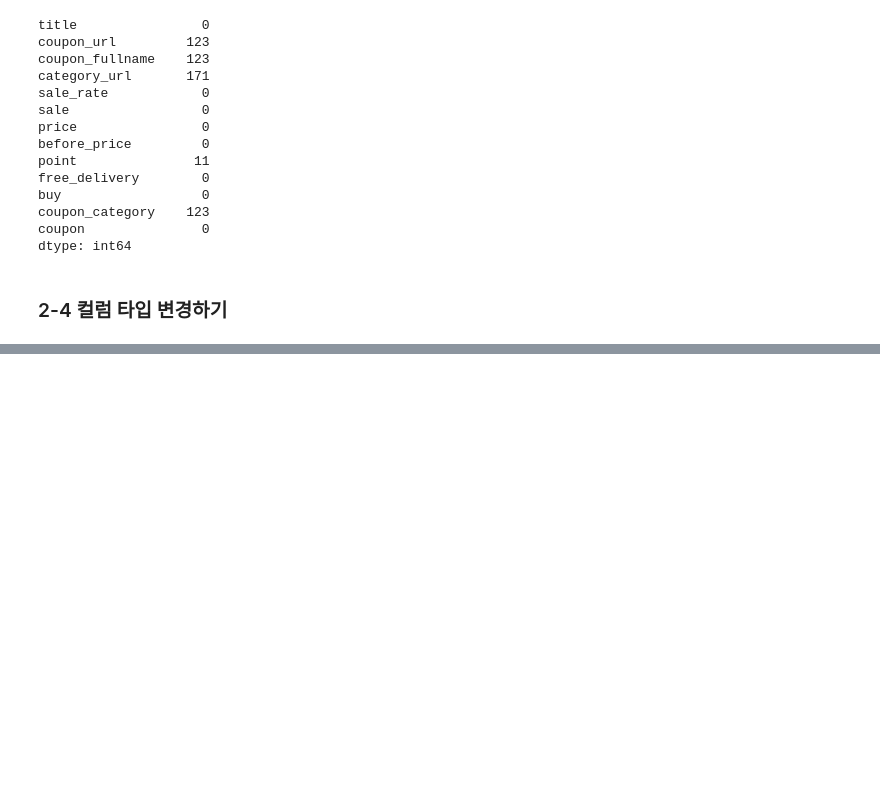
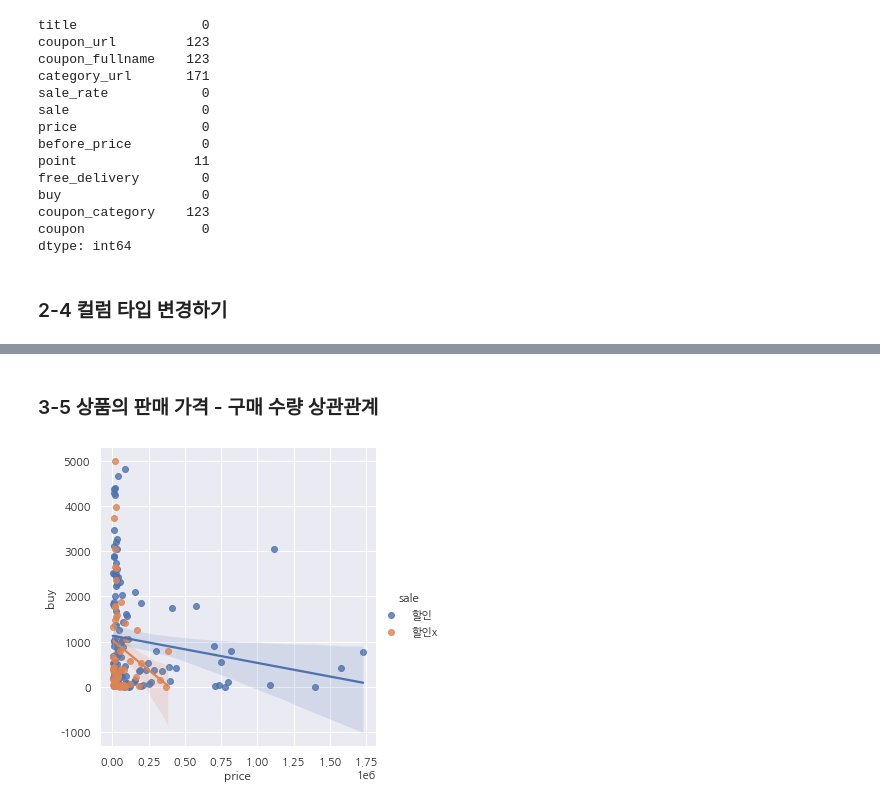
Before and after one commit to JaeHong-Park987/2023_team, a Jupyter notebook: 오픈마켓/오픈마켓(G마켓) 매체별 주문 데이터 분석.ipynb, the cells around one changed output, grey strips where cells are left out. Cells and saved outputs as stored; diff of their text form; code cells hidden in the pictures; blank space fills up the shorter version.

```diff
--- a/오픈마켓/오픈마켓(G마켓) 매체별 주문 데이터 분석.ipynb
+++ b/오픈마켓/오픈마켓(G마켓) 매체별 주문 데이터 분석.ipynb
@@ -270,0 +398,9 @@ gm1.head()
+# %% [markdown]
+### 3-5 상품의 판매 가격 - 구매 수량 상관관계
+# %%
+sns.lmplot(data = gm2, x = 'price', y= 'buy', hue = 'sale')
+# sns.set_style(style='darkgrid') #어두운 그리드로 배경 지정
+
+plt.show()
+# %% [output]
+[figure, added]
```
Also changed, not shown: parts of 17 cells of this notebook, 1 other file.
